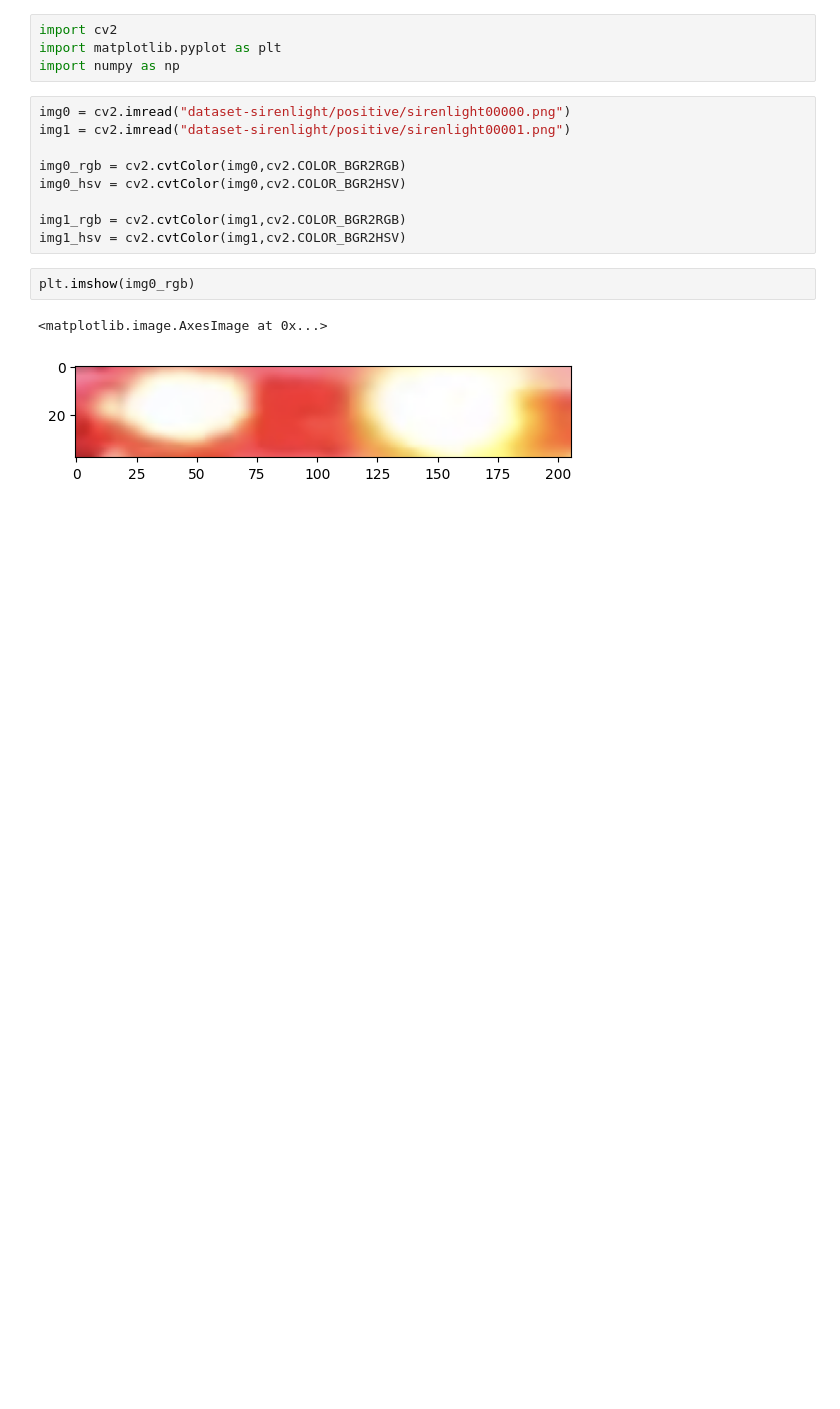
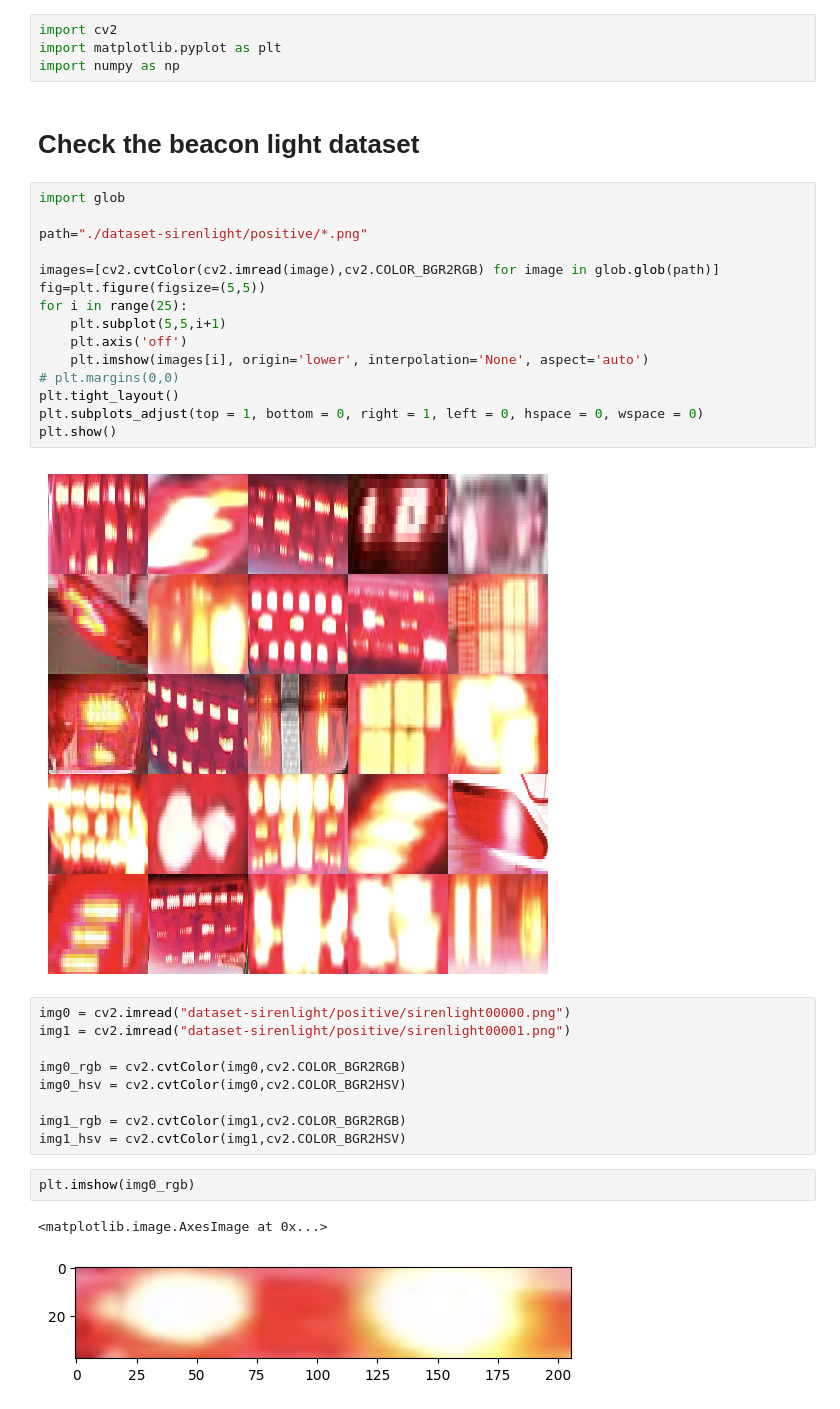
Before and after one commit to dynle/japanese-emergency-vehicles-detection, a Jupyter notebook: src/hsv.ipynb, the cells around one changed output. Drawn from its saved outputs; the diff is of its cells as text; blank space fills up the shorter version.

```diff
--- a/src/hsv.ipynb
+++ b/src/hsv.ipynb
@@ -2,6 +2,25 @@
 import cv2
 import matplotlib.pyplot as plt
 import numpy as np
+# %% [markdown]
+# Check the beacon light dataset
+# %%
+import glob
+
+path="./dataset-sirenlight/positive/*.png"
+
+images=[cv2.cvtColor(cv2.imread(image),cv2.COLOR_BGR2RGB) for image in glob.glob(path)]
+fig=plt.figure(figsize=(5,5))
+for i in range(25):
+    plt.subplot(5,5,i+1)
+    plt.axis('off')
+    plt.imshow(images[i], origin='lower', interpolation='None', aspect='auto')
+# plt.margins(0,0)
+plt.tight_layout()
+plt.subplots_adjust(top = 1, bottom = 0, right = 1, left = 0, hspace = 0, wspace = 0)
+plt.show()
+# %% [output]
+[figure, added]
 # %%
 img0 = cv2.imread("dataset-sirenlight/positive/sirenlight00000.png")
 img1 = cv2.imread("dataset-sirenlight/positive/sirenlight00001.png")
```
Also changed, not shown: parts of 28 cells of this notebook.
